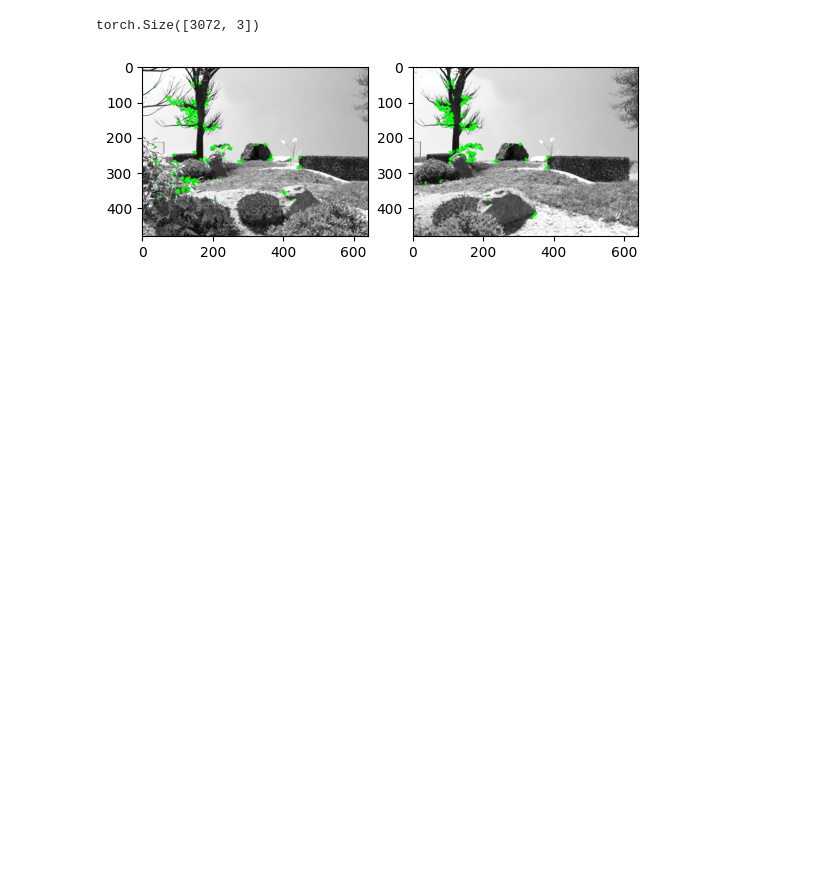
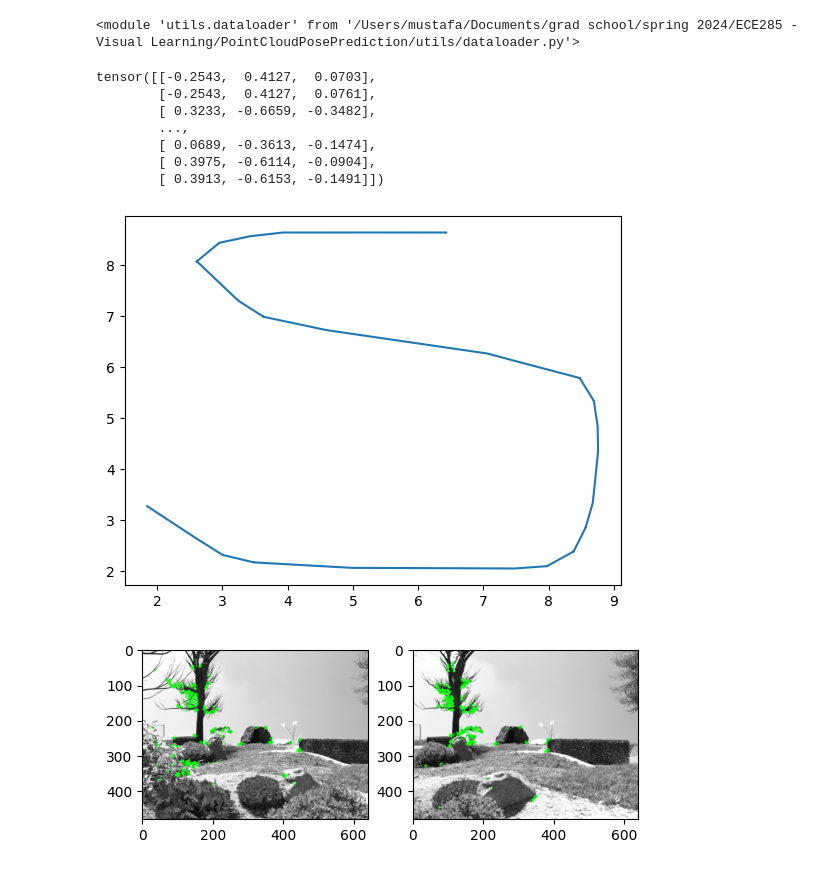
Before and after one commit to shaikh58/PointCloudPosePrediction, a Jupyter notebook: notebooks/starter.ipynb, the cells around one changed output. Cells and saved outputs as stored; diff of their text form; code cells hidden in the pictures; blank space fills up the shorter version.

```diff
--- a/notebooks/starter.ipynb
+++ b/notebooks/starter.ipynb
@@ -2,6 +2,7 @@
 %reload_ext autoreload
 import os
 os.chdir("/Users/mustafa/Documents/grad school/spring 2024/ECE285 - Visual Learning/PointCloudPosePrediction")
+import importlib
 import numpy as np
 import torch
 import torch.nn as nn
@@ -18,16 +19,24 @@ import yaml
 import cv2
 import matplotlib.pyplot as plt
 import core.pointnet as pnet
-from utils.dataloader import EdenDataset
+importlib.reload(pnet)
+import utils.dataloader
+import utils.utils
+import utils.vision
+importlib.reload(utils.utils)
+importlib.reload(utils.vision)
+importlib.reload(utils.dataloader)
+# %% [output]
+<module 'utils.dataloader' from '/Users/mustafa/Documents/grad school/spring 2024/ECE285 - Visual Learning/PointCloudPosePrediction/utils/dataloader.py'>
 # %%
 # load params for current model run; choose model run below after creating yaml file for it
 with open("./models/run_1.yaml") as f:
     params = yaml.safe_load(f)
 # %%
 # create data loader for Eden data - outputs pairs of point clouds and relative poses
-dataset=EdenDataset("/Users/mustafa/Documents/grad school/spring 2024/ECE285 - Visual Learning/eden/sample",
+dataset=utils.dataloader.EdenDataset("/Users/mustafa/Documents/grad school/spring 2024/ECE285 - Visual Learning/eden/sample",
                                             train=True,
-                                            use_keypt_downsample=params['keypoint_detection']['use_keypt_downsample'],
-                                            keypt_method=params['keypoint_detection']['detection_method']
+                                            keypt_method=params['keypoint_detection']['detection_method'],
+                                            pcd_num_pts=params['keypoint_detection']['pcd_num_pts']
                                             )
 edenLoader = DataLoader(dataset, batch_size=64, shuffle=True, num_workers=1)
@@ -34,9 +46,37 @@ edenLoader = DataLoader(dataset, batch_size=64, shuffle=True, num_workers=1)
 # %%
+# see sample data
 # im = o3d.io.read_image("/Users/mustafa/Documents/grad school/spring 2024/ECE285 - Visual Learning/eden/sample/rgb/0001/clear/A_0001_L.png")
 # mat = loadmat("/Users/mustafa/Documents/grad school/spring 2024/ECE285 - Visual Learning/eden/sample/poses/0001/clear/A_0001.mat")
 # mat2 = loadmat("/Users/mustafa/Documents/grad school/spring 2024/ECE285 - Visual Learning/eden/sample/poses/0001/clear/A_0002.mat")
 # mat["RT_L"], mat2["RT_L"]
 
-dataset[0]['pcd1'].shape
+# data_dir = "/Users/mustafa/Documents/grad school/spring 2024/ECE285 - Visual Learning/eden/sample"
+# rgb_dir_path = os.path.join(data_dir, "rgb", "0001", "clear")
+# seg_dir_path = os.path.join(data_dir, "segmentation", "0001", "clear")
+# depth_dir_path = os.path.join(data_dir, "depth", "0001", "clear")
+# pose_dir_path = os.path.join(data_dir, "poses", "0001", "clear")
+# rgb_file_list = sorted(os.listdir(rgb_dir_path))
+# rgb_file = rgb_file_list[0]
+# depth_dir_path = os.path.join(data_dir, "depth", "0001", "clear")
+# depth = cv2.imread(os.path.join(depth_dir_path, rgb_file[:-4] + "_vis.png"), cv2.IMREAD_GRAYSCALE)
+# depth.shape
+
+dataset[0]['pcd1']
 # %% [output]
-torch.Size([3072, 3])
+tensor([[-0.2543,  0.4127,  0.0703],
+        [-0.2543,  0.4127,  0.0761],
+        [ 0.3233, -0.6659, -0.3482],
+        ...,
+        [ 0.0689, -0.3613, -0.1474],
+        [ 0.3975, -0.6114, -0.0904],
+        [ 0.3913, -0.6153, -0.1491]])
+# %%
+# visualize the trajectory of a sequence
+positions = torch.zeros((500, 3))
+for j in range(100):
+    positions[j] = dataset[j]['pose'][:3,3]
+
+plt.plot(positions[:100,0],positions[:100,1])
+plt.show()
+# %% [output]
+[figure, added]
```
Also changed, not shown: parts of 9 cells of this notebook, 5 other files.
